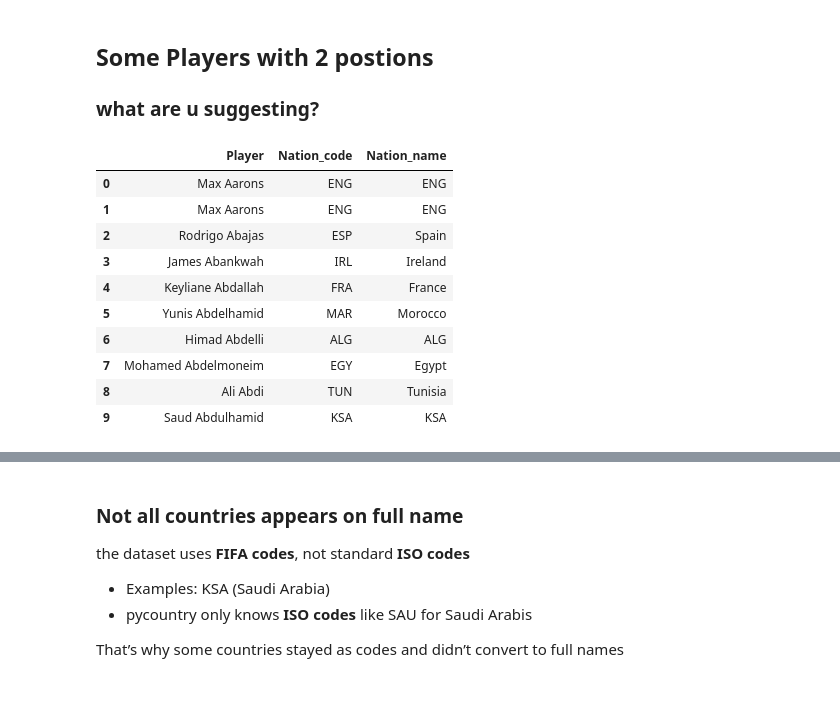
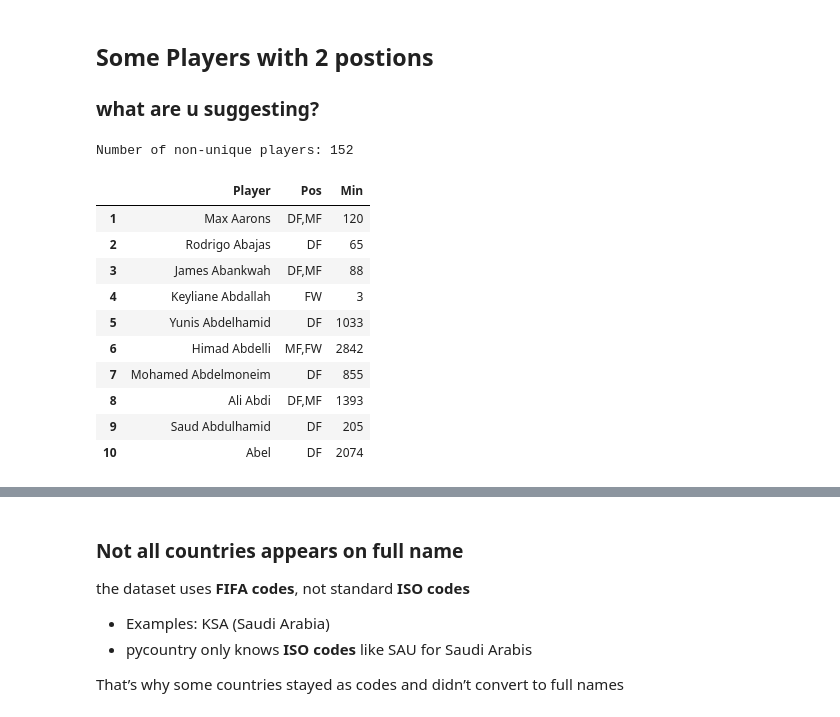
Before and after one commit to rahafw/future_stars, a Jupyter notebook: notebooks/razan_future_stars_EDA.ipynb, the cells around one changed output, grey strips where cells are left out. Saved outputs shown, nothing was run; the diff lists cells and outputs as text; code cells hidden in the pictures.

```diff
--- a/notebooks/razan_future_stars_EDA.ipynb
+++ b/notebooks/razan_future_stars_EDA.ipynb
@@ -243,32 +247,8 @@ Name: count, dtype: int64
 ## Some Players with 2 postions
 
 ### what are u suggesting?
-# %%
-# Since we need to build a streamlit map for scouts, we need full country names for clear filtering.
-
-# Extract 3-letter code
-filtered_df["Nation_code"] = filtered_df["Nation"].str.split().str[-1]
-
-# Map to full country name
-def full_country_name(code):
-    try:
-        return pycountry.countries.get(alpha_3=code).name
-    except:
-        return code
-
-filtered_df["Nation_name"] = filtered_df["Nation_code"].apply(full_country_name)
-
-# Testing
-filtered_df[["Player", "Nation_code", "Nation_name"]].head(10)
-# %% [output]
-|  | Player | Nation_code | Nation_name |
-| 0 | Max Aarons | ENG | ENG |
-| 1 | Max Aarons | ENG | ENG |
-| 2 | Rodrigo Abajas | ESP | Spain |
-| 3 | James Abankwah | IRL | Ireland |
-| 4 | Keyliane Abdallah | FRA | France |
-| 5 | Yunis Abdelhamid | MAR | Morocco |
-| 6 | Himad Abdelli | ALG | ALG |
-| 7 | Mohamed Abdelmoneim | EGY | Egypt |
-| 8 | Ali Abdi | TUN | Tunisia |
-| 9 | Saud Abdulhamid | KSA | KSA |
+# %%
+duplicated_players_count = filtered_df["Player"].duplicated().sum()
+print("Number of non-unique players:", duplicated_players_count)
+# %% [output]
+Number of non-unique players: 152
@@ -274,0 +259,22 @@ filtered_df[["Player", "Nation_code", "Nation_name"]].head(10)
+# %%
+# Select the position where each player played the most minutes
+main_df = (
+    filtered_df.sort_values("Min", ascending=False)
+    .drop_duplicates(subset="Player")
+    .sort_index()
+)
+
+# Check result
+main_df[["Player", "Pos", "Min"]].head(10)
+# %% [output]
+|  | Player | Pos | Min |
+| 1 | Max Aarons | DF,MF | 120 |
+| 2 | Rodrigo Abajas | DF | 65 |
+| 3 | James Abankwah | DF,MF | 88 |
+| 4 | Keyliane Abdallah | FW | 3 |
+| 5 | Yunis Abdelhamid | DF | 1033 |
+| 6 | Himad Abdelli | MF,FW | 2842 |
+| 7 | Mohamed Abdelmoneim | DF | 855 |
+| 8 | Ali Abdi | DF,MF | 1393 |
+| 9 | Saud Abdulhamid | DF | 205 |
+| 10 | Abel | DF | 2074 |
```
Also changed, not shown: parts of 23 cells of this notebook, 2 other files.
